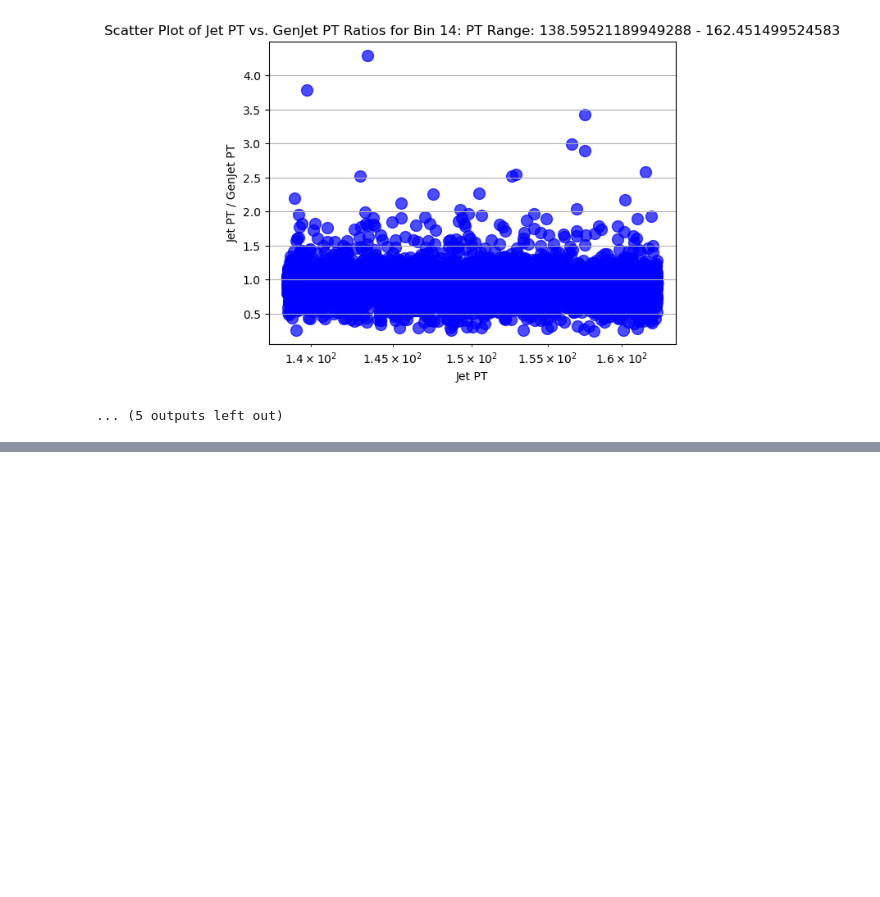
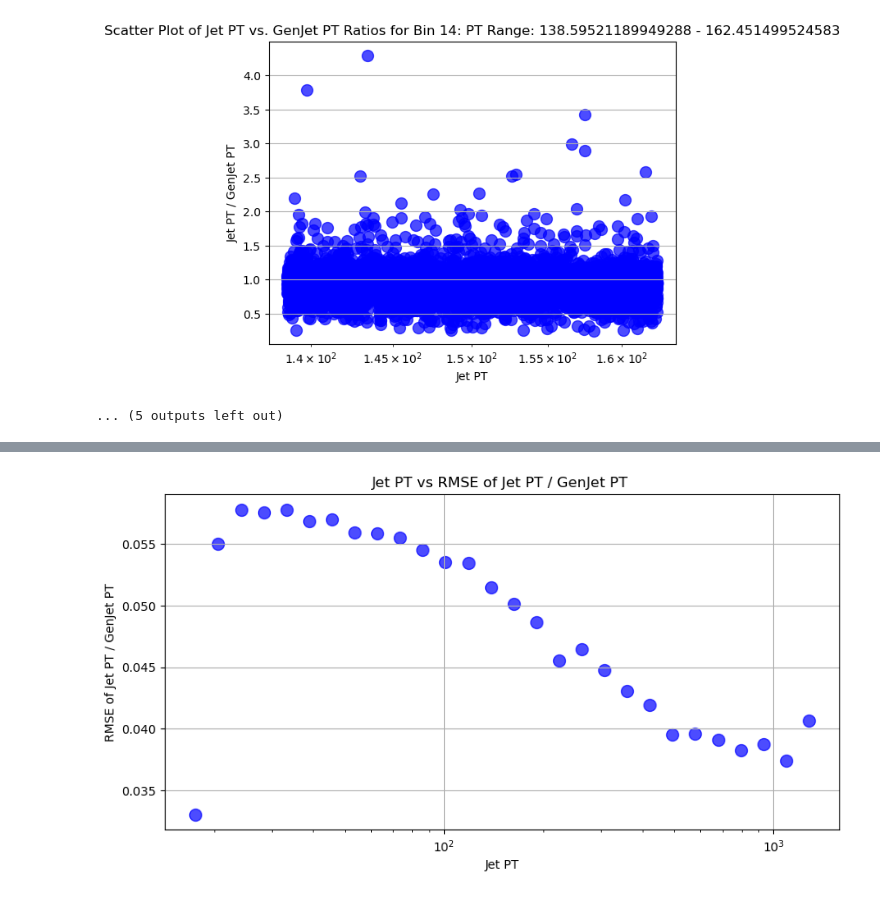
Before and after one commit to rhammad7/Supersymmetry_Analysis, a Jupyter notebook: jet_energy_resolution.ipynb, the cells around one changed output, grey strips where cells are left out. Cells and saved outputs as stored; diff of their text form; code cells hidden in the pictures; blank space fills up the shorter version.

```diff
--- a/jet_energy_resolution.ipynb
+++ b/jet_energy_resolution.ipynb
@@ -422,0 +534,4 @@ RMSE Ratios for Bin 18: 0.15013753770691382
+# %%
+energy_resolution_1st_suggestion("/data/analysis/rhammad/merged_all_100k_pileUp.root", 0.9, 1.1)
+# %% [output]
+[figure, added]
```
Also changed, not shown: parts of 13 cells of this notebook.
